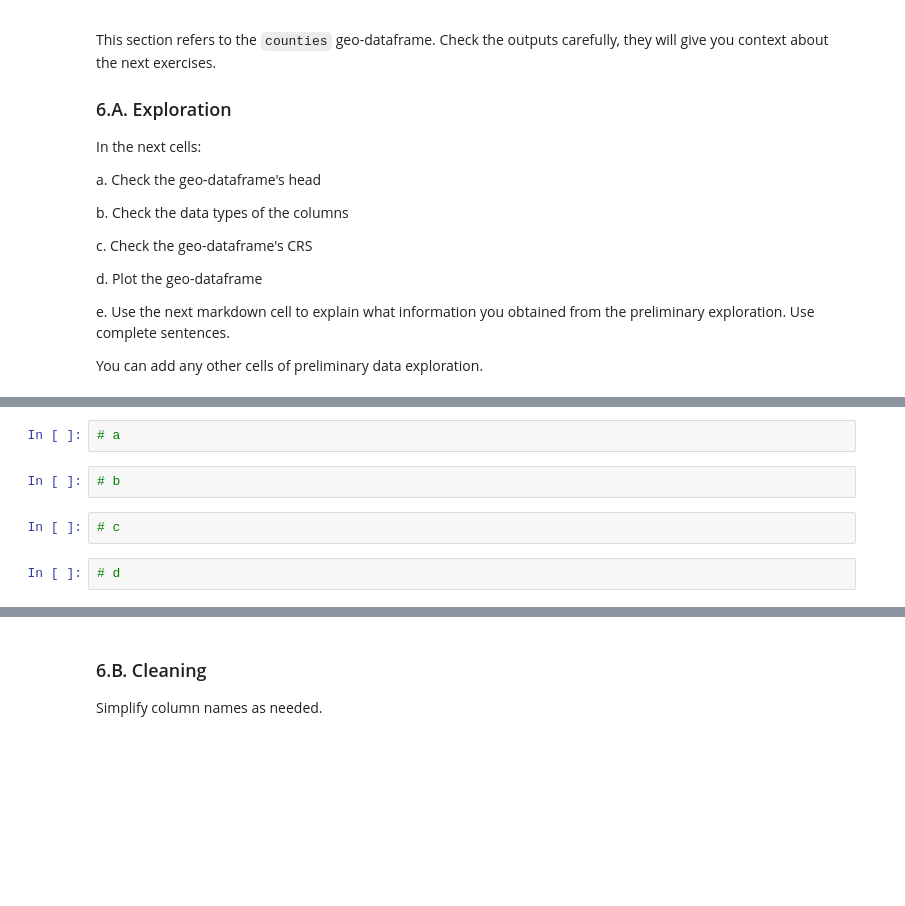
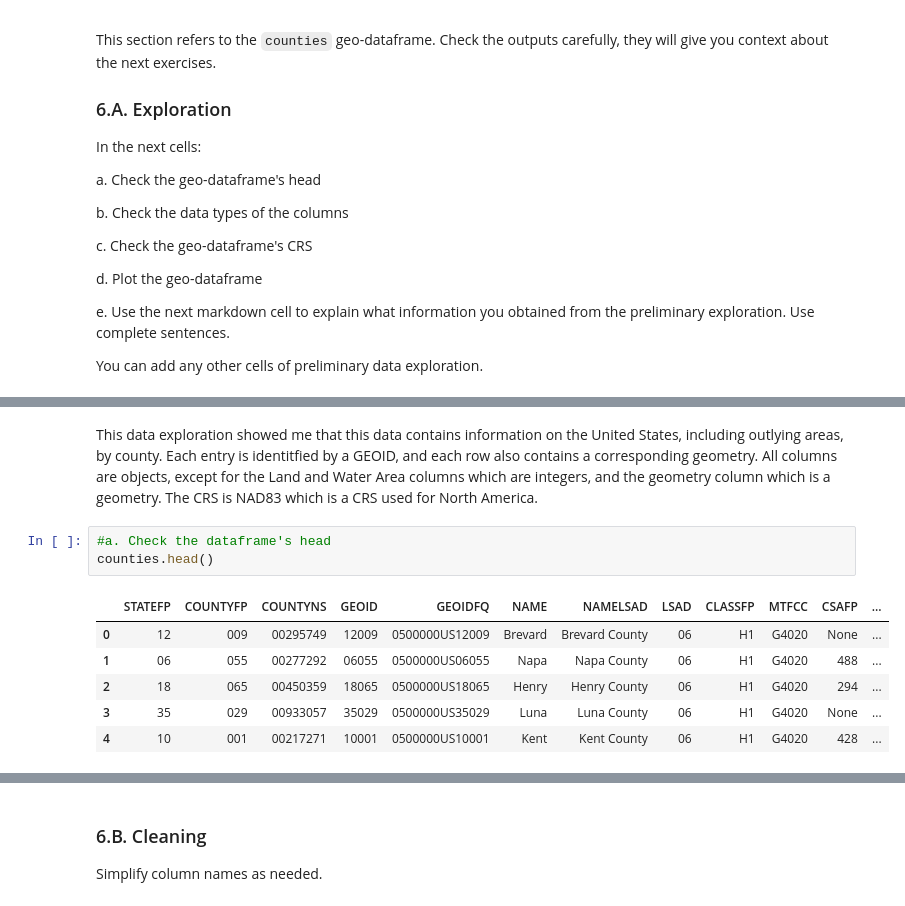
Before and after one commit to gitanjali1024/eds220-hwk3, a Jupyter notebook: hwk3-task2-spills.ipynb, the cells around one changed output, grey strips where cells are left out. Drawn from its saved outputs; the diff is of its cells as text; blank space fills up the shorter version.

```diff
--- a/hwk3-task2-spills.ipynb
+++ b/hwk3-task2-spills.ipynb
@@ -355,8 +353,12 @@ _Type your answer here, replacing this text._
-# %%
-# a
-# %%
-# b
-# %%
-# c
-# %%
-# d
+# %% [markdown]
+This data exploration showed me that this data contains information on the United States, including outlying areas, by county. Each entry is identitfied by a GEOID, and each row also contains a corresponding geometry. All columns are objects, except for the Land and Water Area columns which are integers, and the geometry column which is a geometry. The CRS is NAD83 which is a CRS used for North America.
+# %%
+#a. Check the dataframe's head
+counties.head()
+# %% [output]
+|  | STATEFP | COUNTYFP | COUNTYNS | GEOID | GEOIDFQ | NAME | NAMELSAD | LSAD | CLASSFP | MTFCC | CSAFP | ... |
+| 0 | 12 | 009 | 00295749 | 12009 | 0500000US12009 | Brevard | Brevard County | 06 | H1 | G4020 | None | ... |
+| 1 | 06 | 055 | 00277292 | 06055 | 0500000US06055 | Napa | Napa County | 06 | H1 | G4020 | 488 | ... |
+| 2 | 18 | 065 | 00450359 | 18065 | 0500000US18065 | Henry | Henry County | 06 | H1 | G4020 | 294 | ... |
+| 3 | 35 | 029 | 00933057 | 35029 | 0500000US35029 | Luna | Luna County | 06 | H1 | G4020 | None | ... |
+| 4 | 10 | 001 | 00217271 | 10001 | 0500000US10001 | Kent | Kent County | 06 | H1 | G4020 | 428 | ... |
```
Also changed, not shown: parts of 31 cells of this notebook.
